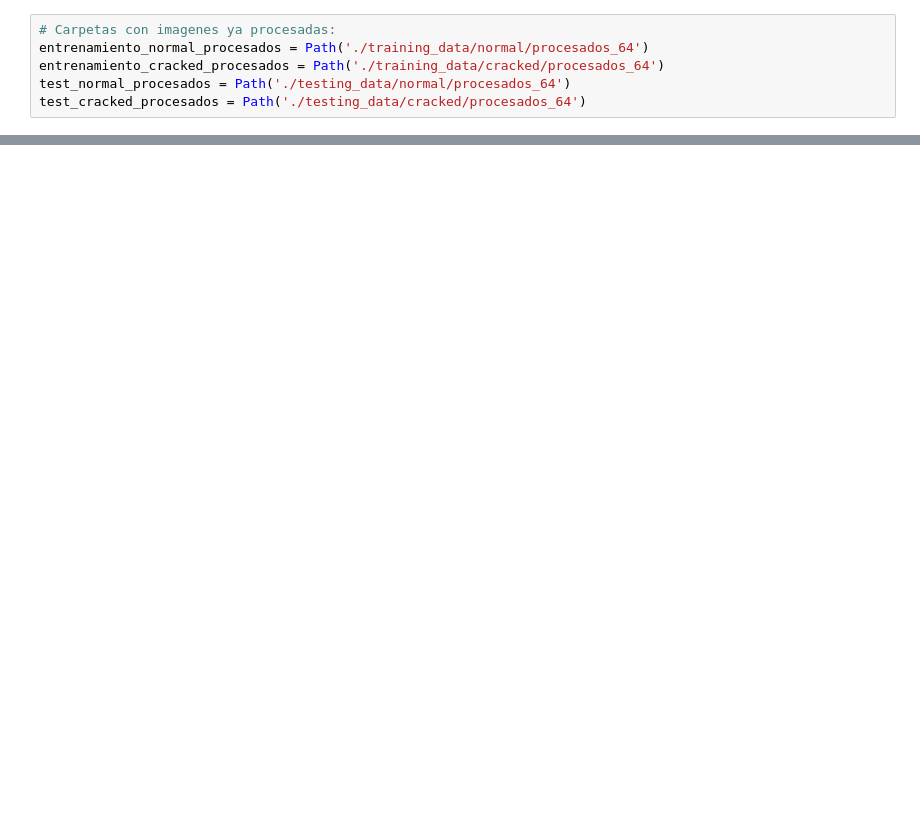
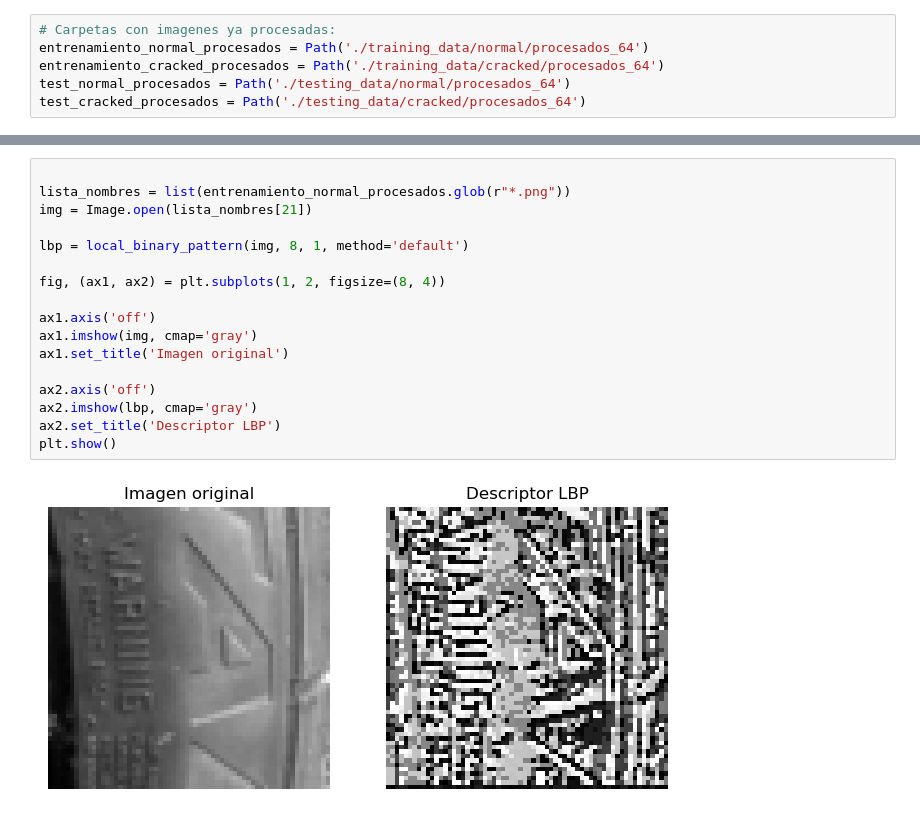
Before and after one commit to manugarciat/erv-practicas, a Jupyter notebook: tire-defect-detection/tp-final.ipynb, the cells around one changed output, grey strips where cells are left out. Saved outputs shown, nothing was run; the diff lists cells and outputs as text; blank space fills up the shorter version.

```diff
--- a/tire-defect-detection/tp-final.ipynb
+++ b/tire-defect-detection/tp-final.ipynb
@@ -66,0 +246,19 @@ test_cracked_procesados = Path('./testing_data/cracked/procesados_64')
+# %%
+
+lista_nombres = list(entrenamiento_normal_procesados.glob(r"*.png"))
+img = Image.open(lista_nombres[21])
+
+lbp = local_binary_pattern(img, 8, 1, method='default')
+
+fig, (ax1, ax2) = plt.subplots(1, 2, figsize=(8, 4))
+
+ax1.axis('off')
+ax1.imshow(img, cmap='gray')
+ax1.set_title('Imagen original')
+
+ax2.axis('off')
+ax2.imshow(lbp, cmap='gray')
+ax2.set_title('Descriptor LBP')
+plt.show()
+# %% [output]
+[figure, added]
```
Also changed, not shown: parts of 25 cells of this notebook.
